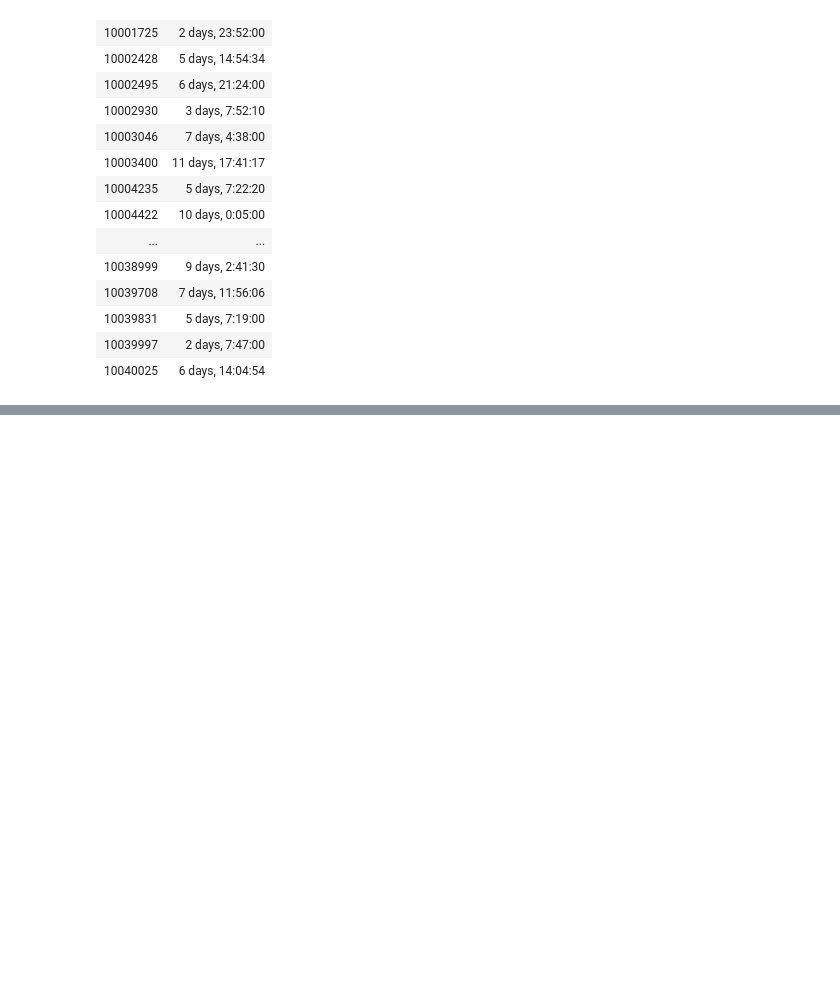
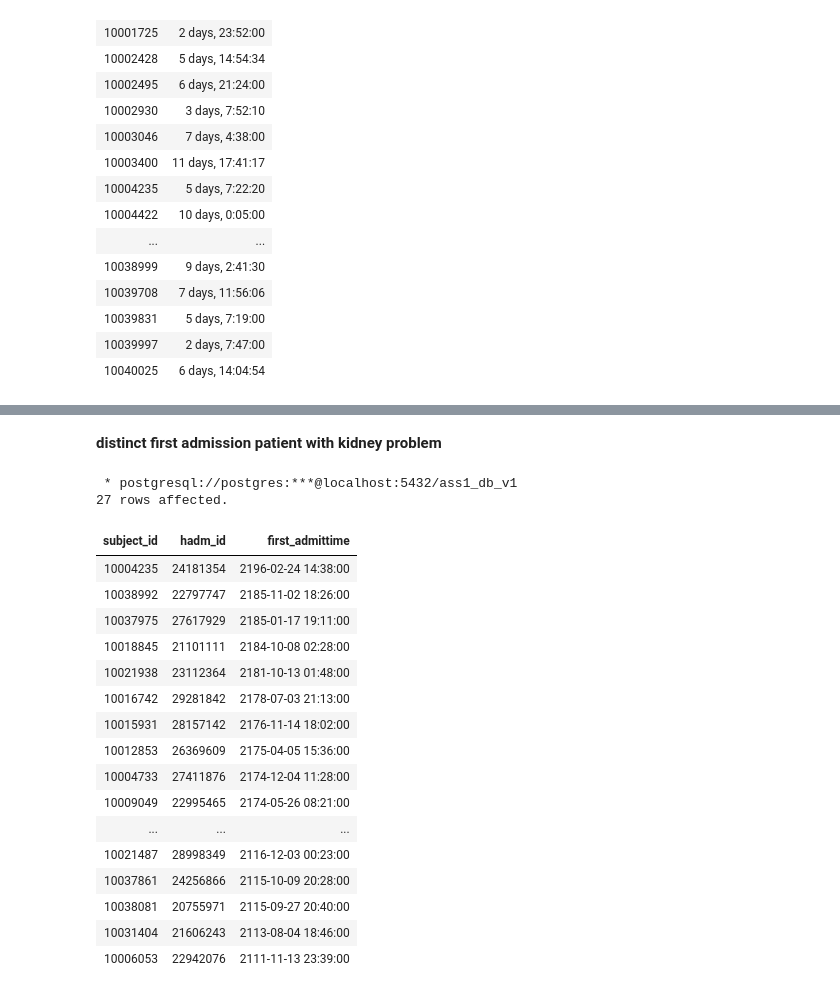
Before and after one commit to sarthak-panda/Sem6, a Jupyter notebook: COL362/Assignments/A1/rough.ipynb, the cells around one changed output, grey strips where cells are left out. Cells and saved outputs as stored; diff of their text form; code cells hidden in the pictures; blank space fills up the shorter version.

```diff
--- a/COL362/Assignments/A1/rough.ipynb
+++ b/COL362/Assignments/A1/rough.ipynb
@@ -645,0 +707,33 @@ order by subject_id
+# %% [markdown]
+**distinct first admission patient with kidney problem**
+# %%
+%%sql
+with first_admission as (
+	select distinct on (subject_id) subject_id,hadm_id,admittime as first_admittime
+	from hosp.admissions
+	order by subject_id,admittime
+)
+select distinct first_admission.subject_id,first_admission.hadm_id,first_admittime
+from hosp.d_icd_diagnoses join hosp.diagnoses_icd on hosp.d_icd_diagnoses.icd_code=hosp.diagnoses_icd.icd_code and hosp.d_icd_diagnoses.icd_version=hosp.diagnoses_icd.icd_version join first_admission on hosp.diagnoses_icd.hadm_id=first_admission.hadm_id
+where long_title ILIKE '%kidney%'
+order by first_admittime desc
+# %% [output]
+ * postgresql://postgres:***@localhost:5432/ass1_db_v1
+27 rows affected.
+| subject_id | hadm_id | first_admittime |
+| 10004235 | 24181354 | 2196-02-24 14:38:00 |
+| 10038992 | 22797747 | 2185-11-02 18:26:00 |
+| 10037975 | 27617929 | 2185-01-17 19:11:00 |
+| 10018845 | 21101111 | 2184-10-08 02:28:00 |
+| 10021938 | 23112364 | 2181-10-13 01:48:00 |
+| 10016742 | 29281842 | 2178-07-03 21:13:00 |
+| 10015931 | 28157142 | 2176-11-14 18:02:00 |
+| 10012853 | 26369609 | 2175-04-05 15:36:00 |
+| 10004733 | 27411876 | 2174-12-04 11:28:00 |
+| 10009049 | 22995465 | 2174-05-26 08:21:00 |
+| ... | ... | ... |
+| 10021487 | 28998349 | 2116-12-03 00:23:00 |
+| 10037861 | 24256866 | 2115-10-09 20:28:00 |
+| 10038081 | 20755971 | 2115-09-27 20:40:00 |
+| 10031404 | 21606243 | 2113-08-04 18:46:00 |
+| 10006053 | 22942076 | 2111-11-13 23:39:00 |
```
Also changed, not shown: parts of 5 cells of this notebook.
